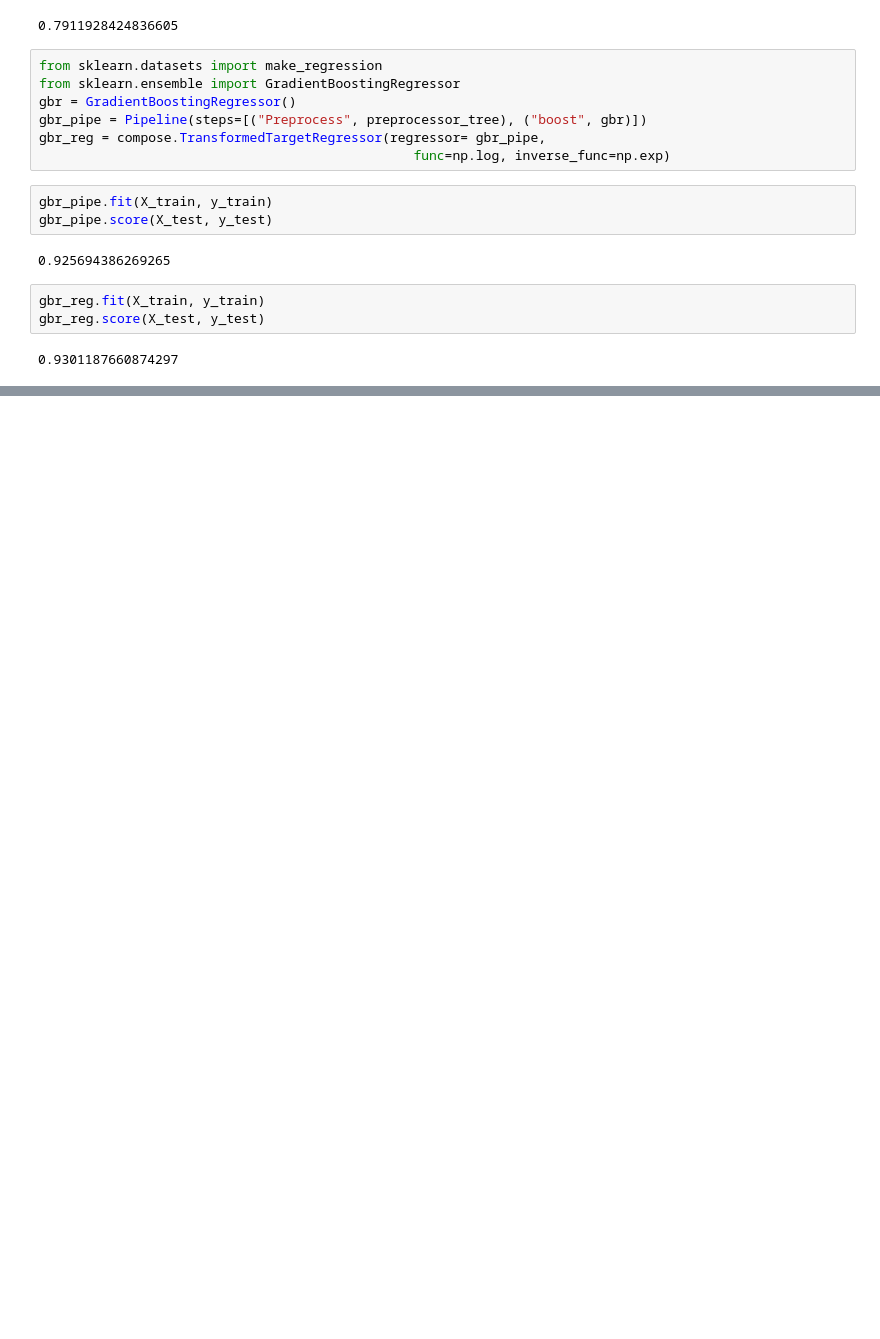
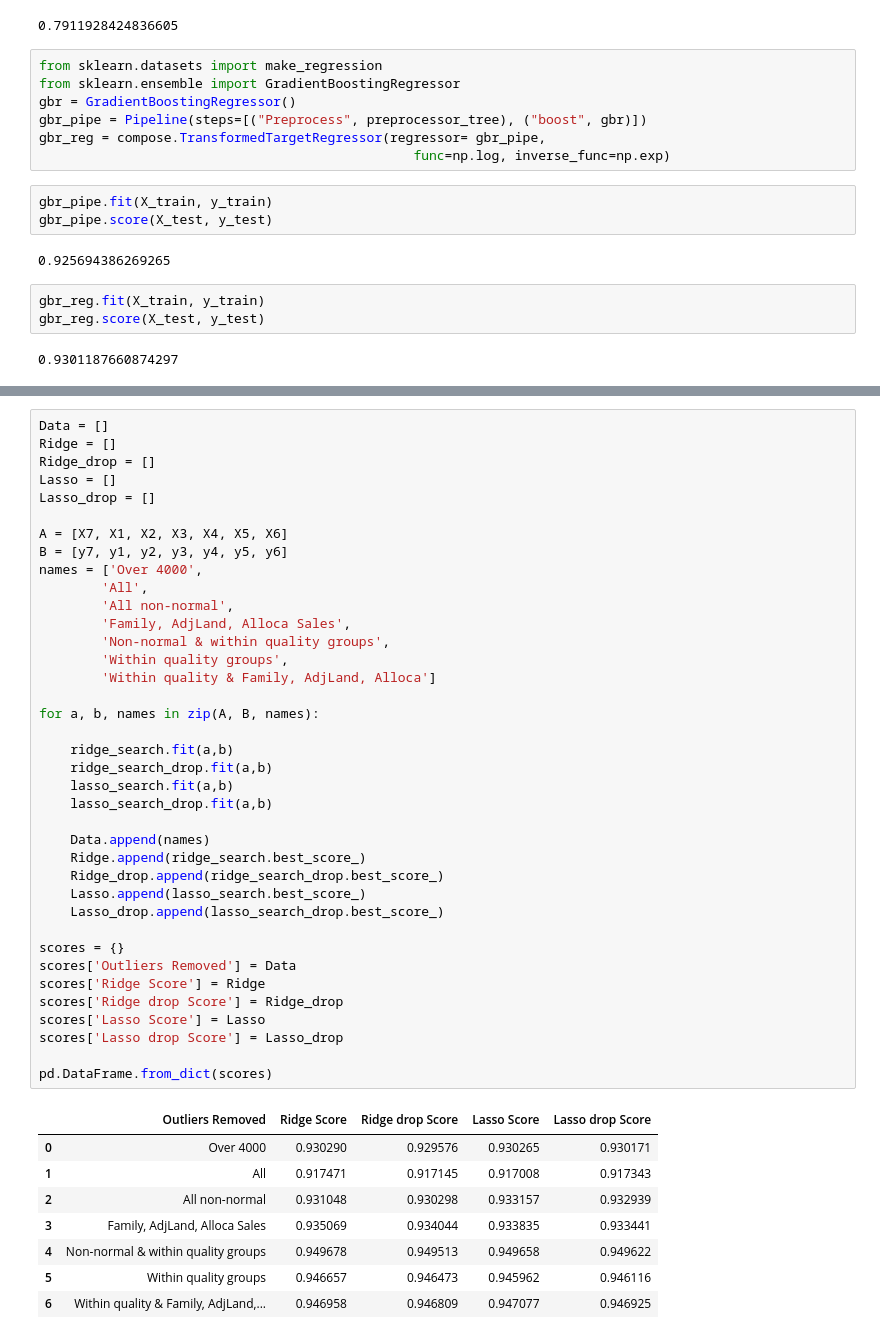
Before and after one commit to Na-ta-lie/Ames-Price-Prediction, a Jupyter notebook: regression_test.ipynb, the cells around one changed output, grey strips where cells are left out. Saved outputs shown, nothing was run; the diff lists cells and outputs as text; blank space fills up the shorter version.

Commit message:
dictionary to dataframe with r2 scores

```diff
--- a/regression_test.ipynb
+++ b/regression_test.ipynb
@@ -416,0 +575,47 @@ gbr_reg.score(X_test, y_test)
+# %%
+Data = []
+Ridge = []
+Ridge_drop = []
+Lasso = []
+Lasso_drop = []
+
+A = [X7, X1, X2, X3, X4, X5, X6]
+B = [y7, y1, y2, y3, y4, y5, y6]
+names = ['Over 4000',
+        'All',
+        'All non-normal',
+        'Family, AdjLand, Alloca Sales',
+        'Non-normal & within quality groups',
+        'Within quality groups',
+        'Within quality & Family, AdjLand, Alloca']
+
+for a, b, names in zip(A, B, names):
+
+    ridge_search.fit(a,b)
+    ridge_search_drop.fit(a,b)
+    lasso_search.fit(a,b)
+    lasso_search_drop.fit(a,b)
+
+    Data.append(names)
+    Ridge.append(ridge_search.best_score_)
+    Ridge_drop.append(ridge_search_drop.best_score_)
+    Lasso.append(lasso_search.best_score_)
+    Lasso_drop.append(lasso_search_drop.best_score_)
+
+scores = {}
+scores['Outliers Removed'] = Data
+scores['Ridge Score'] = Ridge
+scores['Ridge drop Score'] = Ridge_drop
+scores['Lasso Score'] = Lasso
+scores['Lasso drop Score'] = Lasso_drop
+
+pd.DataFrame.from_dict(scores)
+# %% [output]
+|  | Outliers Removed | Ridge Score | Ridge drop Score | Lasso Score | Lasso drop Score |
+| 0 | Over 4000 | 0.930290 | 0.929576 | 0.930265 | 0.930171 |
+| 1 | All | 0.917471 | 0.917145 | 0.917008 | 0.917343 |
+| 2 | All non-normal | 0.931048 | 0.930298 | 0.933157 | 0.932939 |
+| 3 | Family, AdjLand, Alloca Sales | 0.935069 | 0.934044 | 0.933835 | 0.933441 |
+| 4 | Non-normal & within quality groups | 0.949678 | 0.949513 | 0.949658 | 0.949622 |
+| 5 | Within quality groups | 0.946657 | 0.946473 | 0.945962 | 0.946116 |
+| 6 | Within quality & Family, AdjLand,... | 0.946958 | 0.946809 | 0.947077 | 0.946925 |
```
Also changed, not shown: parts of 8 cells of this notebook, 9 other files.
